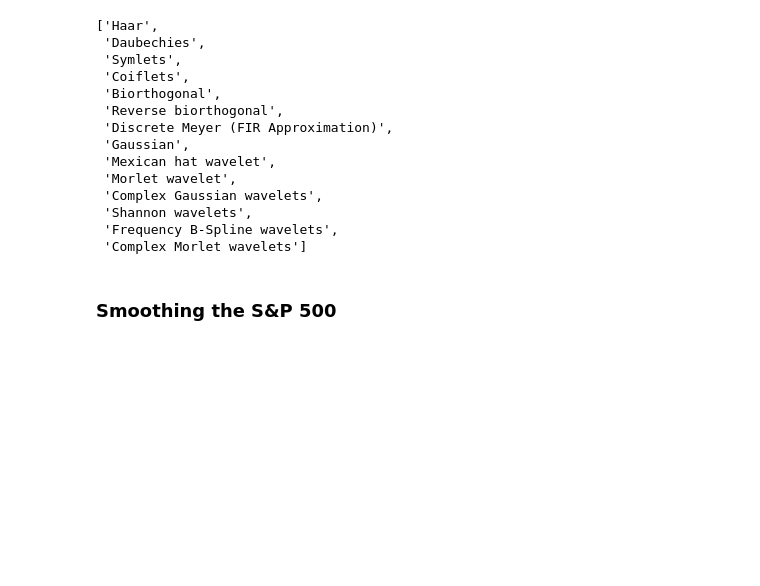
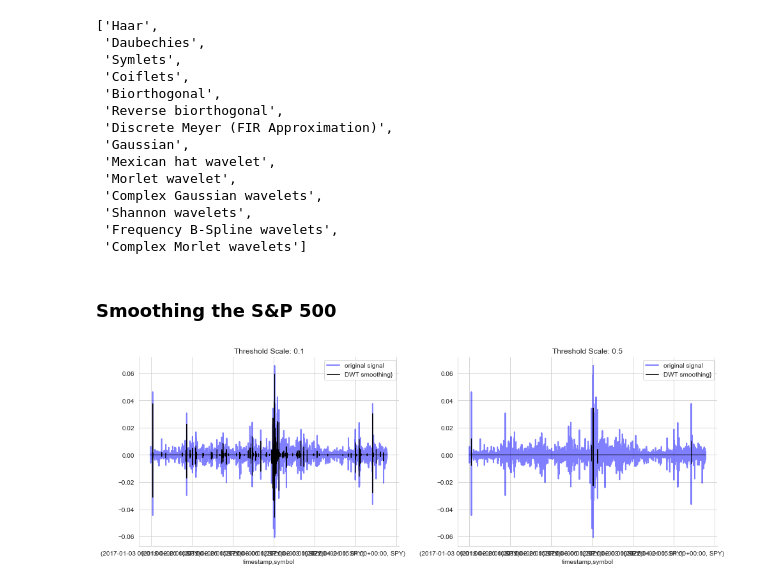
Before and after one commit to charbelnehme/tesla-stock-bot, a Jupyter notebook: alpha_factors/kalman_filter_and_wavelets.ipynb, the cells around one changed output. Drawn from its saved outputs; the diff is of its cells as text; code cells hidden in the pictures; blank space fills up the shorter version.

```diff
--- a/alpha_factors/kalman_filter_and_wavelets.ipynb
+++ b/alpha_factors/kalman_filter_and_wavelets.ipynb
@@ -171,22 +169,23 @@ pywt.families(short=False)
 # %% [markdown]
 ### Smoothing the S&P 500
 # %%
-signal = (pd.read_hdf(DATA_STORE, 'sp500/stooq')
-          .loc['2018': '2022']
+signal = (pd.read_hdf(DATA_STORE, 'sp500/alpaca')
           .close.pct_change()
           .dropna())
 
 fig, axes = plt.subplots(ncols=2, figsize=(14, 5))
 
 wavelet = "db6"
 for i, scale in enumerate([.1, .5]):
 
     coefficients = pywt.wavedec(signal, wavelet, mode='per')
     coefficients[1:] = [pywt.threshold(i, value=scale*signal.max(), mode='soft') for i in coefficients[1:]]
     reconstructed_signal = pywt.waverec(coefficients, wavelet, mode='per')
     signal.plot(color="b", alpha=0.5, label='original signal', lw=2,
                  title=f'Threshold Scale: {scale:.1f}', ax=axes[i])
     pd.Series(reconstructed_signal, index=signal.index).plot(c='k', label='DWT smoothing}', linewidth=1, ax=axes[i])
     axes[i].legend()
 fig.tight_layout()
 sns.despine();
+# %% [output]
+[figure, added]
```
Also changed, not shown: parts of 4 cells of this notebook, 2 other files.
